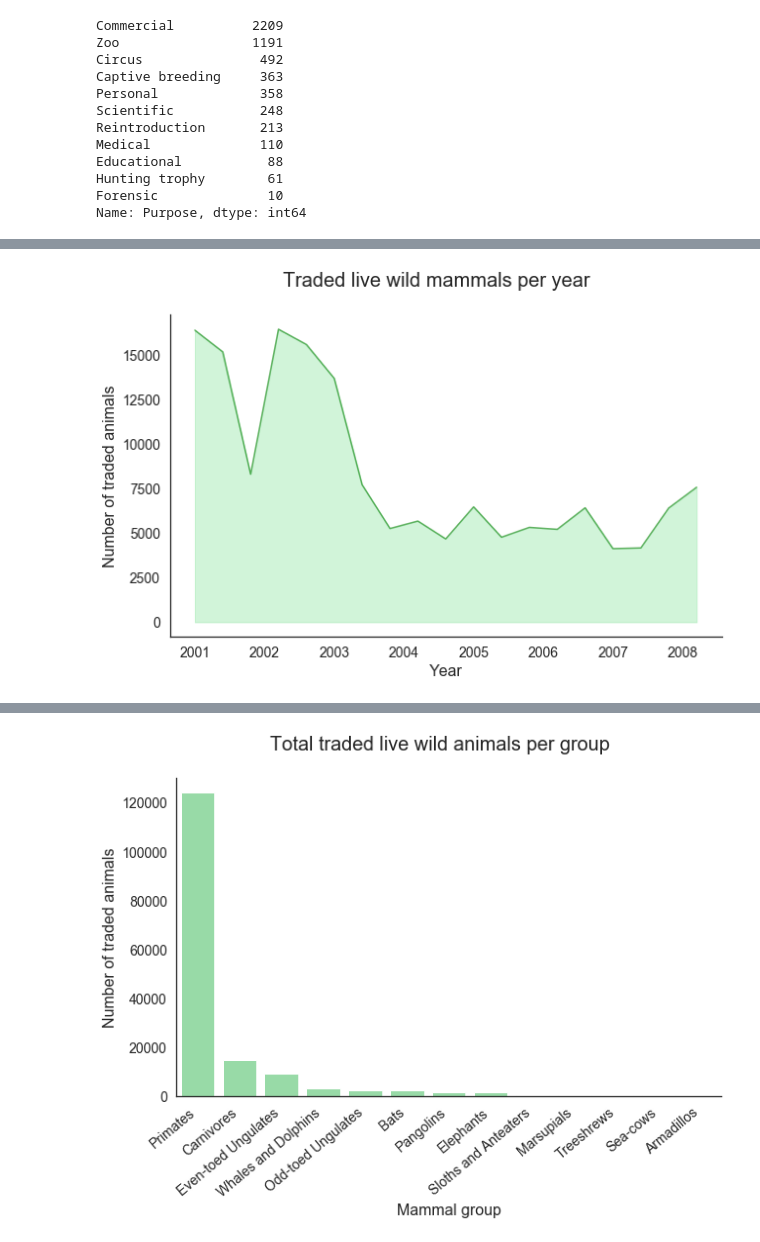
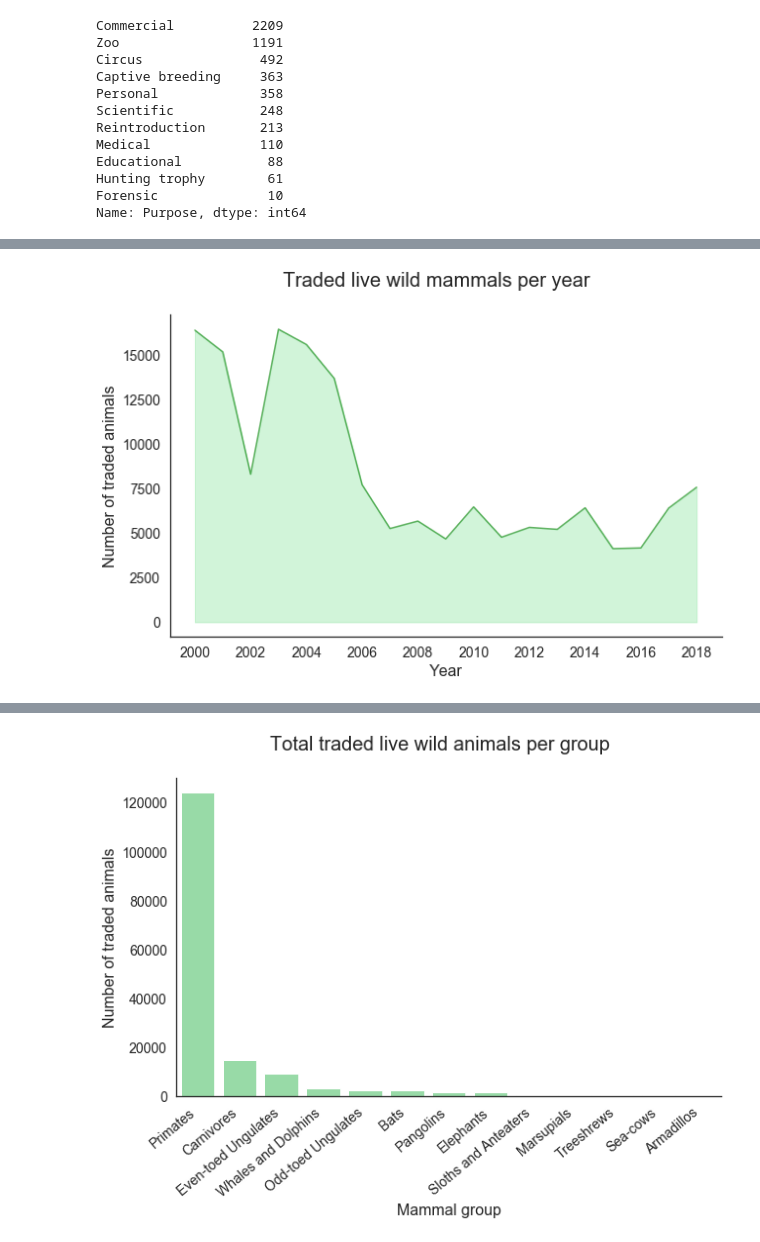
Before and after one commit to paoloironhack/dataptams2020, a Jupyter notebook: projects/Project4_Module2_Final_Project/your-code/Project4_notebook1.ipynb, the cells around one changed output, grey strips where cells are left out. Cells and saved outputs as stored; diff of their text form; code cells hidden in the pictures.

```diff
--- a/projects/Project4_Module2_Final_Project/your-code/Project4_notebook1.ipynb
+++ b/projects/Project4_Module2_Final_Project/your-code/Project4_notebook1.ipynb
@@ -290,6 +291,5 @@ df2.head(10)
 # %%
-# create dataframe with total number of trafficked animals per year
-
-trades_year = df2.groupby('Year').agg({'Quantity': 'sum'})
+# First, create df for total number of traded mammals per year
+trades_year = df2.groupby('Year').agg({'Quantity': 'sum'}).reset_index()
 trades_year.head()
 # %% [output]
@@ -320,28 +302,29 @@ trades_year.head()
 # %%
 # Plot this in a line area chart
 
 sns.set()
 sns.set_style('white')
 
 f, ax = plt.subplots(figsize=(10, 6))
 sns.set_color_codes('pastel')
 
 plt.fill_between(trades_year['Year'], trades_year['Quantity'], color="g", alpha=0.4)
 plt.plot(trades_year['Year'], trades_year['Quantity'], color="green", alpha=0.6)
 
-ax.set_xticklabels(trades_year['Year'])
+#ax.set_xticklabels(trades_year['Year'])
+ax.set_xticks(range(2000, 2020, 2))
 
 ax.tick_params(axis='both', which='major', labelsize=14)
 ax.tick_params(axis='both', which='minor', labelsize=14)
 
 plt.xlabel('Year', fontsize=16)
 plt.ylabel('Number of traded animals', fontsize=16)
 plt.suptitle('Traded live wild mammals per year', fontsize=20)
 
 #ax.set_xticklabels(ax.get_xticklabels(), rotation=30, ha='right')
 #plt.xticks(rotation=30, ha='right')
 sns.despine()
 
 plt.show()
 # %% [output]
-[figure, old version]
+[figure, new version]
```
Also changed, not shown: parts of 48 cells of this notebook.
